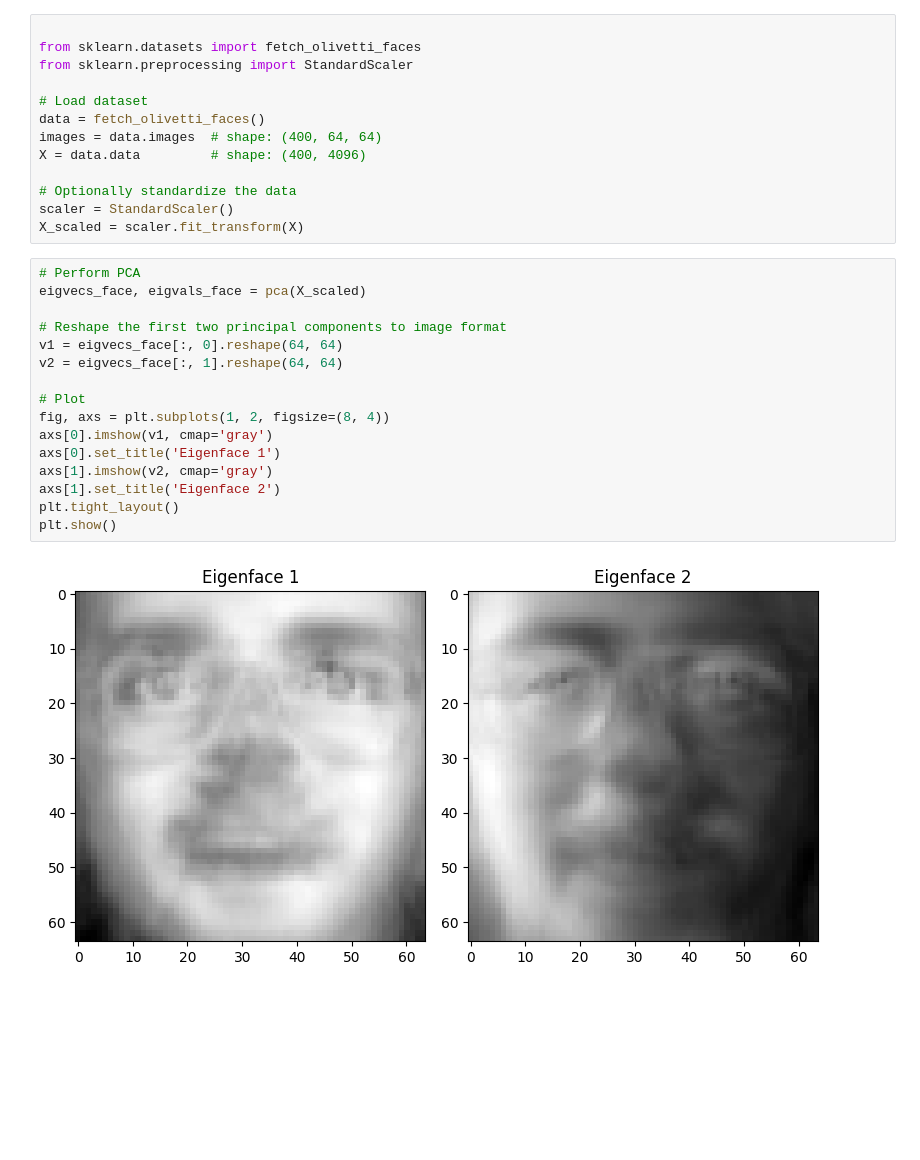
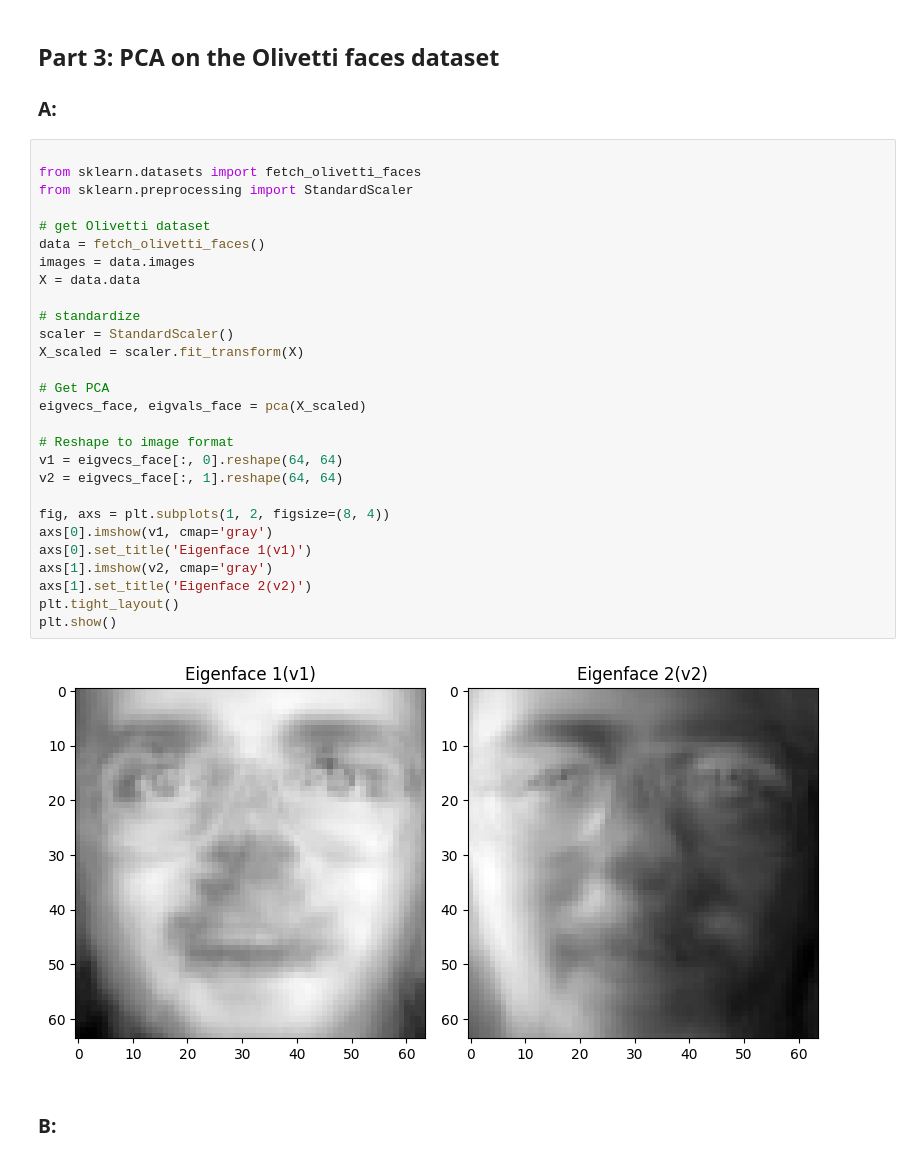
Before and after one commit to Msmith-IG88/ECE283_HW3, a Jupyter notebook: hw3.ipynb, the cells around one changed output. Drawn from its saved outputs; the diff is of its cells as text; blank space fills up the shorter version.

```diff
--- a/hw3.ipynb
+++ b/hw3.ipynb
@@ -66,32 +72,36 @@ c:\Users\smith\AppData\Local\Programs\Python\Python313\python.exe
+# %% [markdown]
+## Part 3: PCA on the Olivetti faces dataset
+### A:
 # %%
 
 from sklearn.datasets import fetch_olivetti_faces
 from sklearn.preprocessing import StandardScaler
 
-# Load dataset
+# get Olivetti dataset
 data = fetch_olivetti_faces()
-images = data.images  # shape: (400, 64, 64)
-X = data.data         # shape: (400, 4096)
+images = data.images
+X = data.data
 
-# Optionally standardize the data
+# standardize
 scaler = StandardScaler()
 X_scaled = scaler.fit_transform(X)
+
+# Get PCA
+eigvecs_face, eigvals_face = pca(X_scaled)
+
+# Reshape to image format
+v1 = eigvecs_face[:, 0].reshape(64, 64)
+v2 = eigvecs_face[:, 1].reshape(64, 64)
+
+fig, axs = plt.subplots(1, 2, figsize=(8, 4))
+axs[0].imshow(v1, cmap='gray')
+axs[0].set_title('Eigenface 1(v1)')
+axs[1].imshow(v2, cmap='gray')
+axs[1].set_title('Eigenface 2(v2)')
+plt.tight_layout()
+plt.show()
+# %% [output]
+[figure, added]
-# %%
-# Perform PCA
-eigvecs_face, eigvals_face = pca(X_scaled)
-
-# Reshape the first two principal components to image format
-v1 = eigvecs_face[:, 0].reshape(64, 64)
-v2 = eigvecs_face[:, 1].reshape(64, 64)
-
-# Plot
-fig, axs = plt.subplots(1, 2, figsize=(8, 4))
-axs[0].imshow(v1, cmap='gray')
-axs[0].set_title('Eigenface 1')
-axs[1].imshow(v2, cmap='gray')
-axs[1].set_title('Eigenface 2')
-plt.tight_layout()
-plt.show()
-# %% [output]
-[figure, removed]
+# %% [markdown]
+### B:
 # %%
```
Also changed, not shown: parts of 18 cells of this notebook.
